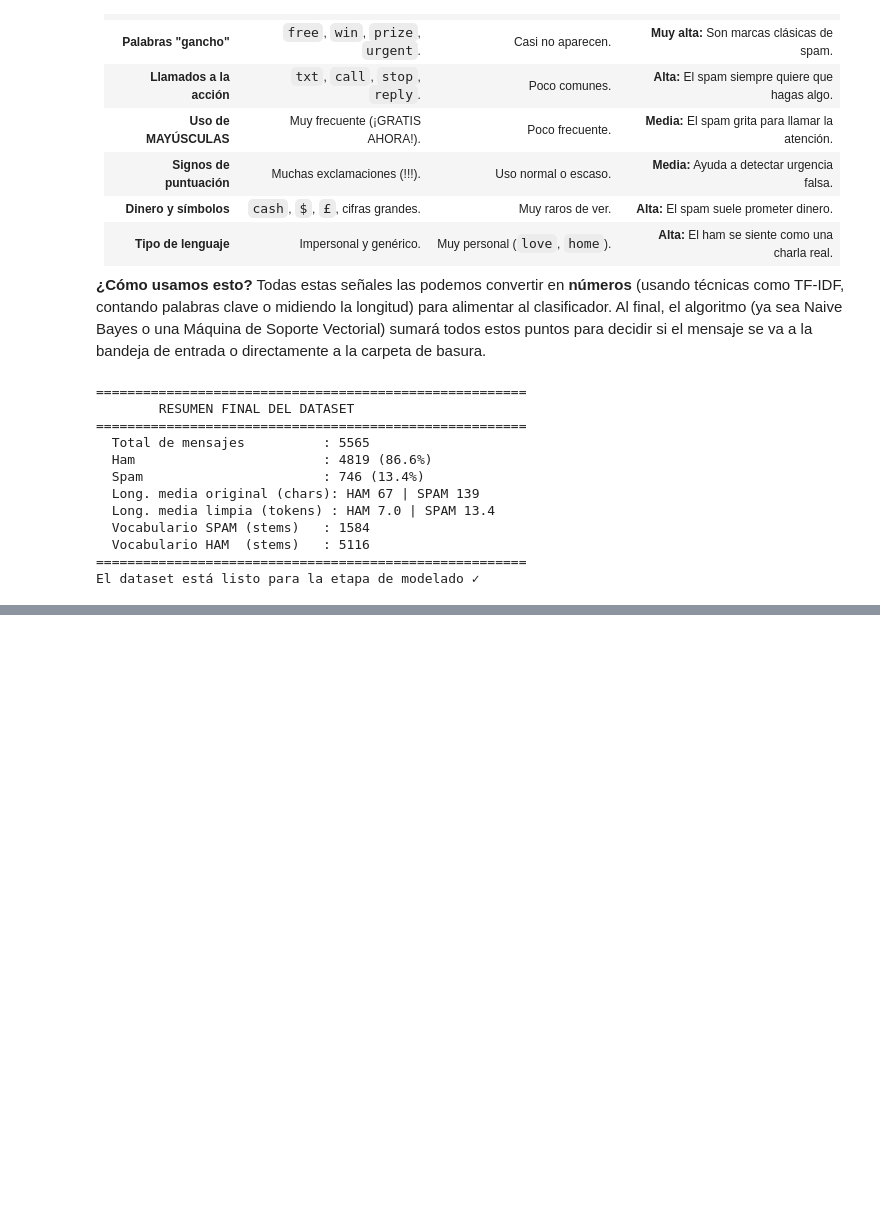
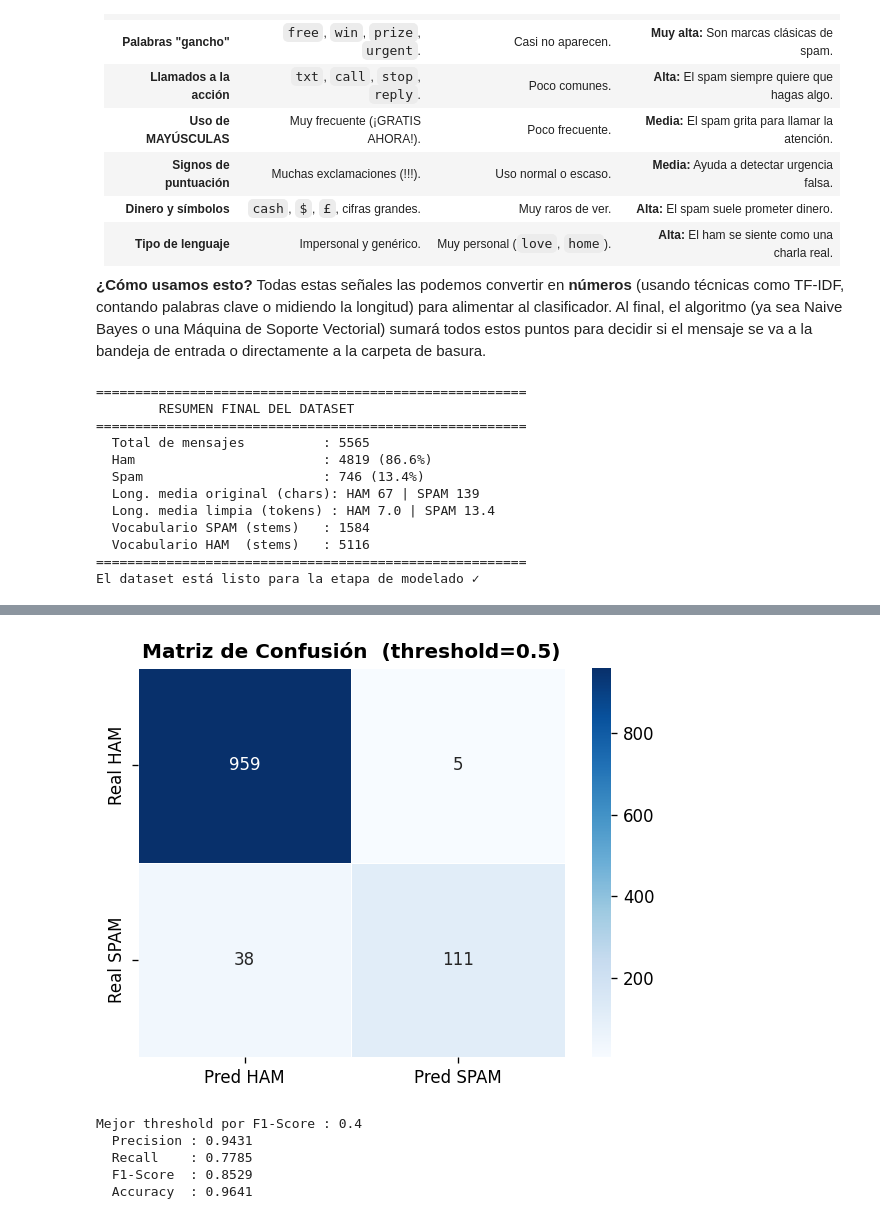
Before and after one commit to AscencioSIUU/ia-uvg, a Jupyter notebook: lab6&project/laboratorio_spam_ham.ipynb, the cells around one changed output, grey strips where cells are left out. Drawn from its saved outputs; the diff is of its cells as text; code cells hidden in the pictures; blank space fills up the shorter version.

```diff
--- a/lab6&project/laboratorio_spam_ham.ipynb
+++ b/lab6&project/laboratorio_spam_ham.ipynb
@@ -563,0 +762,30 @@ El dataset está listo para la etapa de modelado ✓
+# %%
+# --- Predicciones sobre el conjunto de test ---
+THRESHOLD = 0.5
+
+y_true  = test_df['Label'].tolist()
+results = [classify(txt, THRESHOLD) for txt in test_df['SMS_TEXT']]
+y_prob  = [r[0] for r in results]
+y_pred  = [r[1] for r in results]
+
+# --- Matriz de confusión manual ---
+TP = sum(1 for t, p in zip(y_true, y_pred) if t == 'spam' and p == 'spam')
+TN = sum(1 for t, p in zip(y_true, y_pred) if t == 'ham'  and p == 'ham')
+FP = sum(1 for t, p in zip(y_true, y_pred) if t == 'ham'  and p == 'spam')
+FN = sum(1 for t, p in zip(y_true, y_pred) if t == 'spam' and p == 'ham')
+
+precision = TP / (TP + FP) if (TP + FP) > 0 else 0
+recall    = TP / (TP + FN) if (TP + FN) > 0 else 0
+f1        = 2 * precision * recall / (precision + recall) if (precision + recall) > 0 else 0
+accuracy  = (TP + TN) / len(y_true)
+
+print(f'Threshold  : {THRESHOLD}')
+print(f'Accuracy   : {accuracy:.4f}  ({accuracy*100:.2f}%)')
+print(f'Precision  : {precision:.4f}')
+print(f'Recall     : {recall:.4f}')
+print(f'F1-Score   : {f1:.4f}')
+print()
+print('Matriz de confusión:')
+print(f'             Pred HAM   Pred SPAM')
+print(f'  Real HAM :   {TN:5d}      {FP:5d}')
+print(f'  Real SPAM:   {FN:5d}      {TP:5d}')
@@ -563,0 +803,47 @@ El dataset está listo para la etapa de modelado ✓
+# %%
+# --- Visualización de la matriz de confusión ---
+cm = np.array([[TN, FP], [FN, TP]])
+
+fig, ax = plt.subplots(figsize=(5, 4))
+sns.heatmap(cm, annot=True, fmt='d', cmap='Blues',
+            xticklabels=['Pred HAM', 'Pred SPAM'],
+            yticklabels=['Real HAM', 'Real SPAM'],
+            linewidths=0.5, linecolor='white')
+ax.set_title(f'Matriz de Confusión  (threshold={THRESHOLD})', fontweight='bold')
+plt.tight_layout()
+plt.show()
+# %% [output]
+[figure, added]
+# %%
+# --- Exploración de thresholds ---
+thresholds = [round(t, 2) for t in np.arange(0.1, 1.0, 0.05)]
+records = []
+
+for th in thresholds:
+    preds = ['spam' if p >= th else 'ham' for p in y_prob]
+    tp = sum(1 for t, p in zip(y_true, preds) if t == 'spam' and p == 'spam')
+    tn = sum(1 for t, p in zip(y_true, preds) if t == 'ham'  and p == 'ham')
+    fp = sum(1 for t, p in zip(y_true, preds) if t == 'ham'  and p == 'spam')
+    fn = sum(1 for t, p in zip(y_true, preds) if t == 'spam' and p == 'ham')
+    prec = tp / (tp + fp) if (tp + fp) > 0 else 0
+    rec  = tp / (tp + fn) if (tp + fn) > 0 else 0
+    f1_  = 2 * prec * rec / (prec + rec) if (prec + rec) > 0 else 0
+    acc  = (tp + tn) / len(y_true)
+    records.append({'threshold': th, 'precision': prec, 'recall': rec,
+                    'f1': f1_, 'accuracy': acc, 'FP': fp, 'FN': fn})
+
+th_df = pd.DataFrame(records)
+
+# Encontrar el mejor threshold por F1
+best_row = th_df.loc[th_df['f1'].idxmax()]
+print(f'Mejor threshold por F1-Score : {best_row["threshold"]}')
+print(f'  Precision : {best_row["precision"]:.4f}')
+print(f'  Recall    : {best_row["recall"]:.4f}')
+print(f'  F1-Score  : {best_row["f1"]:.4f}')
+print(f'  Accuracy  : {best_row["accuracy"]:.4f}')
+# %% [output]
+Mejor threshold por F1-Score : 0.4
+  Precision : 0.9431
+  Recall    : 0.7785
+  F1-Score  : 0.8529
+  Accuracy  : 0.9641
```
Also changed, not shown: parts of 19 cells of this notebook, 3 other files.
